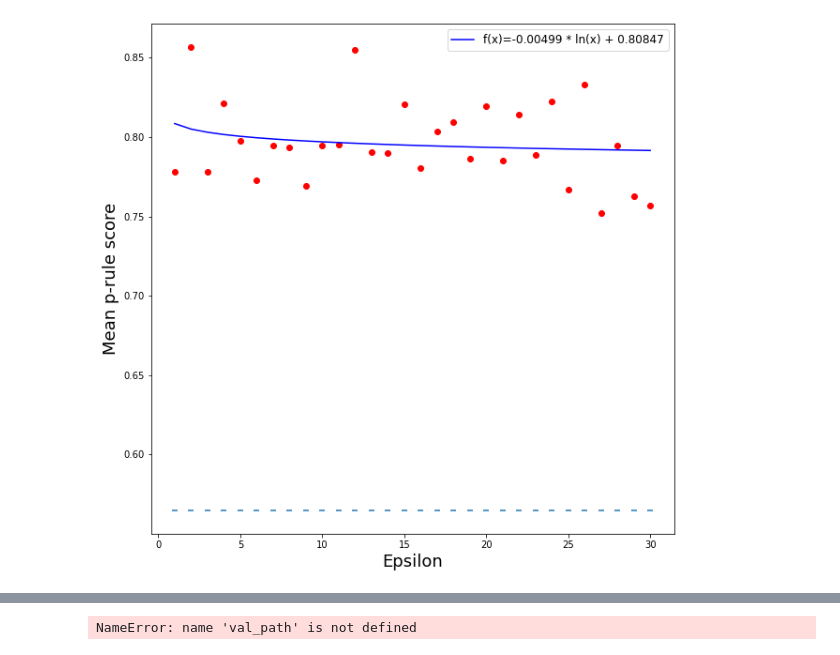
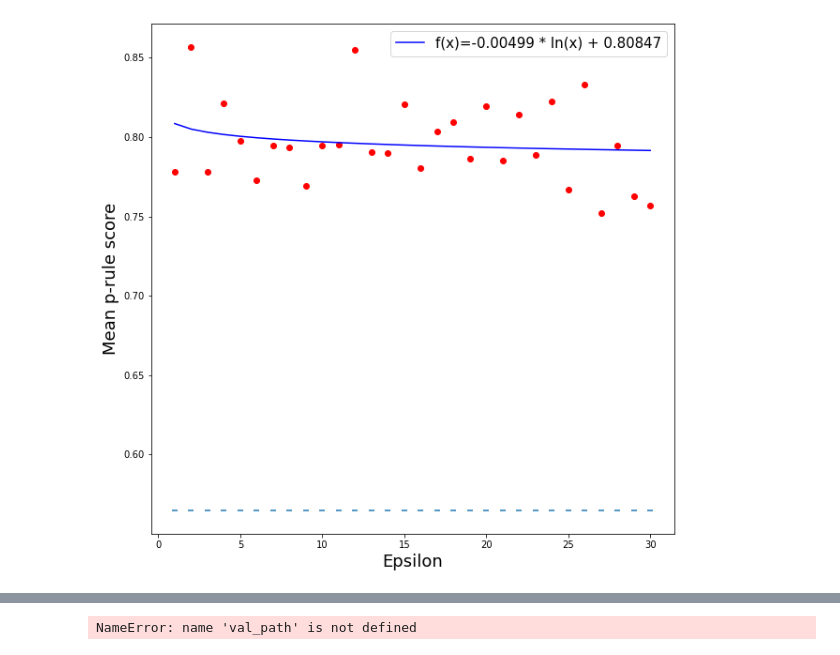
Before and after one commit to ramuld12/bachelorThesis, a Jupyter notebook: EvaluateFairnessWildsModels.ipynb, the cells around one changed output, grey strips where cells are left out. Cells and saved outputs as stored; diff of their text form; code cells hidden in the pictures.

```diff
--- a/EvaluateFairnessWildsModels.ipynb
+++ b/EvaluateFairnessWildsModels.ipynb
@@ -367,7 +367,7 @@ plt.plot(epsilons, m*np.log(epsilons) + b, color='b', label='f(x)='+"{:.5f}".for
 #plt.title("", fontsize=18)
 plt.xlabel("Epsilon", fontsize=18)
 plt.ylabel("Mean p-rule score", fontsize=18)
-plt.legend(loc="upper right", fontsize=12)
+plt.legend(loc="upper right", fontsize=15)
 plt.savefig('5OfficialMeanWilds1to30eps.png', bbox_inches='tight')
 plt.show()
 # %% [output]
@@ -381,14 +381,14 @@ Time:                        14:21:52   Log-Likelihood:                 67.978
 No. Observations:                  30   AIC:                            -132.0
 Df Residuals:                      28   BIC:                            -129.2
 Df Model:                           1
 Covariance Type:            nonrobust
 ==============================================================================
 ... (9 lines left out)
 ==============================================================================
 
 Notes:
 [1] Standard Errors assume that the covariance matrix of the errors is correctly specified.
-[figure, old version]
+[figure, new version]
 # %%
 m, b = np.polyfit(np.log(epsilons), allvarF1, 1)
 
```
Also changed, not shown: parts of 7 cells of this notebook, 1 other file.
